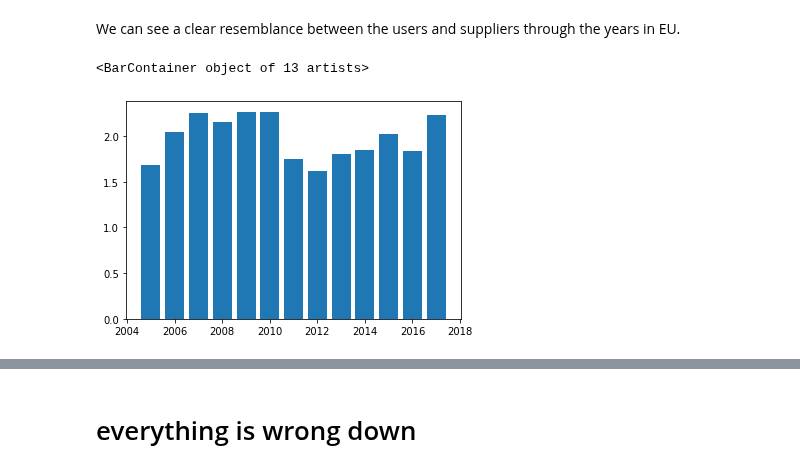
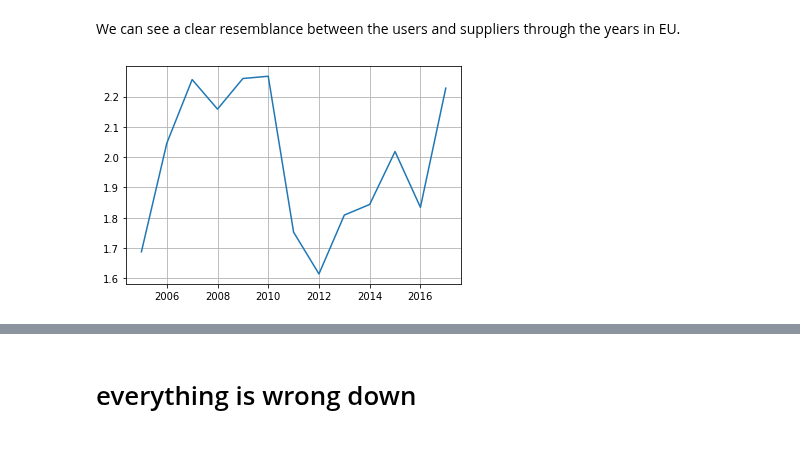
Before and after one commit to danilo1214/PR20ddpdjphv, a Jupyter notebook: Jovan Suppliers and Users.ipynb, the cells around one changed output, grey strips where cells are left out. Cells and saved outputs as stored; diff of their text form; code cells hidden in the pictures.

```diff
--- a/Jovan Suppliers and Users.ipynb
+++ b/Jovan Suppliers and Users.ipynb
@@ -163,7 +168,7 @@ ratio = len(num_heroinUsers) * [None]
 for i, x in enumerate(num_heroinUsers):
     ratio[i] = num_heroinUsers[i]/num_heroinSuppliers[i]
 # %%
-plt.bar(years, ratio) # ratio user : supplier
+plt.plot(years, ratio) # ratio user : supplier
+plt.grid()
 # %% [output]
-<BarContainer object of 13 artists>
-[figure, old version]
+[figure, new version]
```
Also changed, not shown: parts of 3 cells of this notebook, 1 other file.
